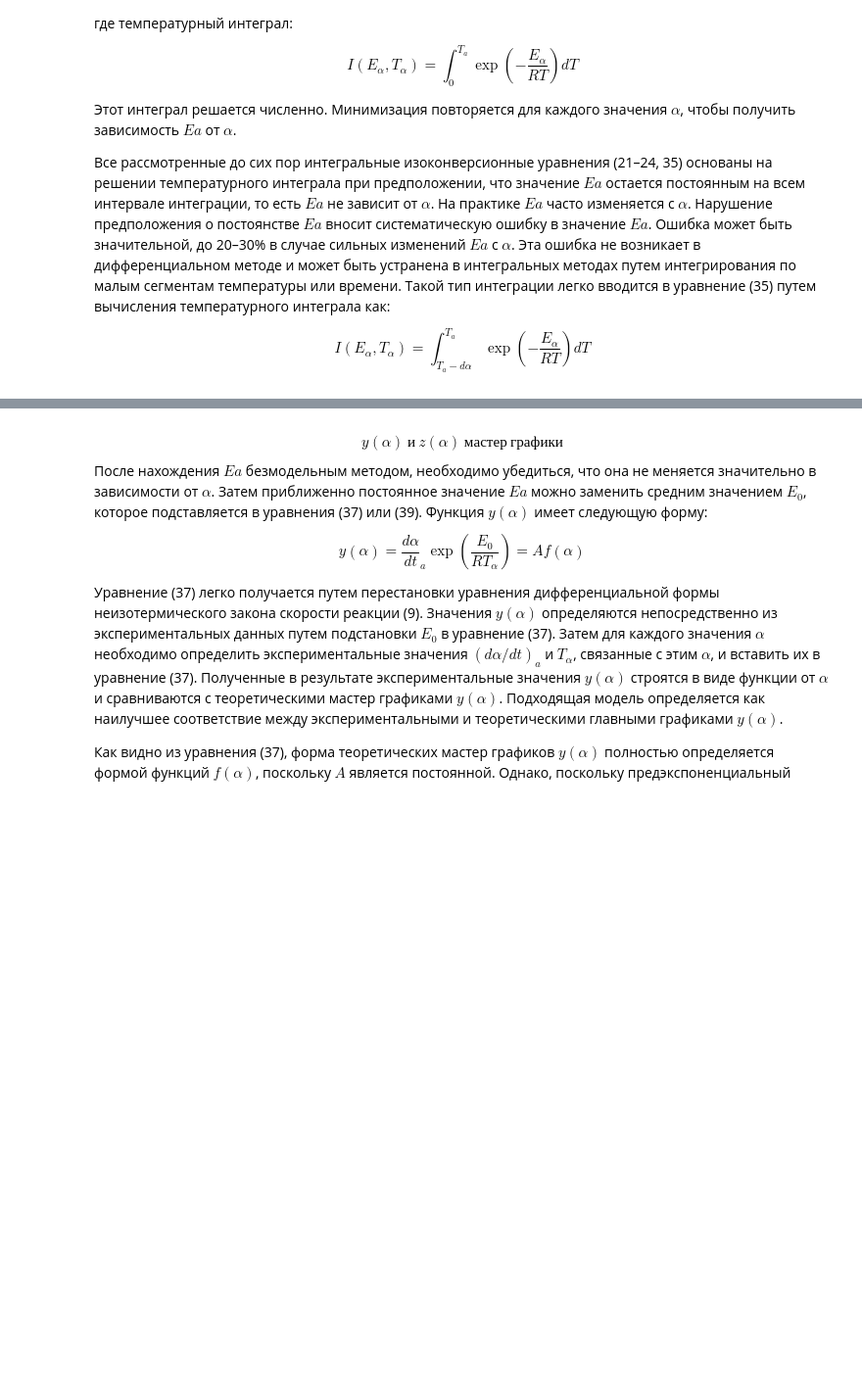
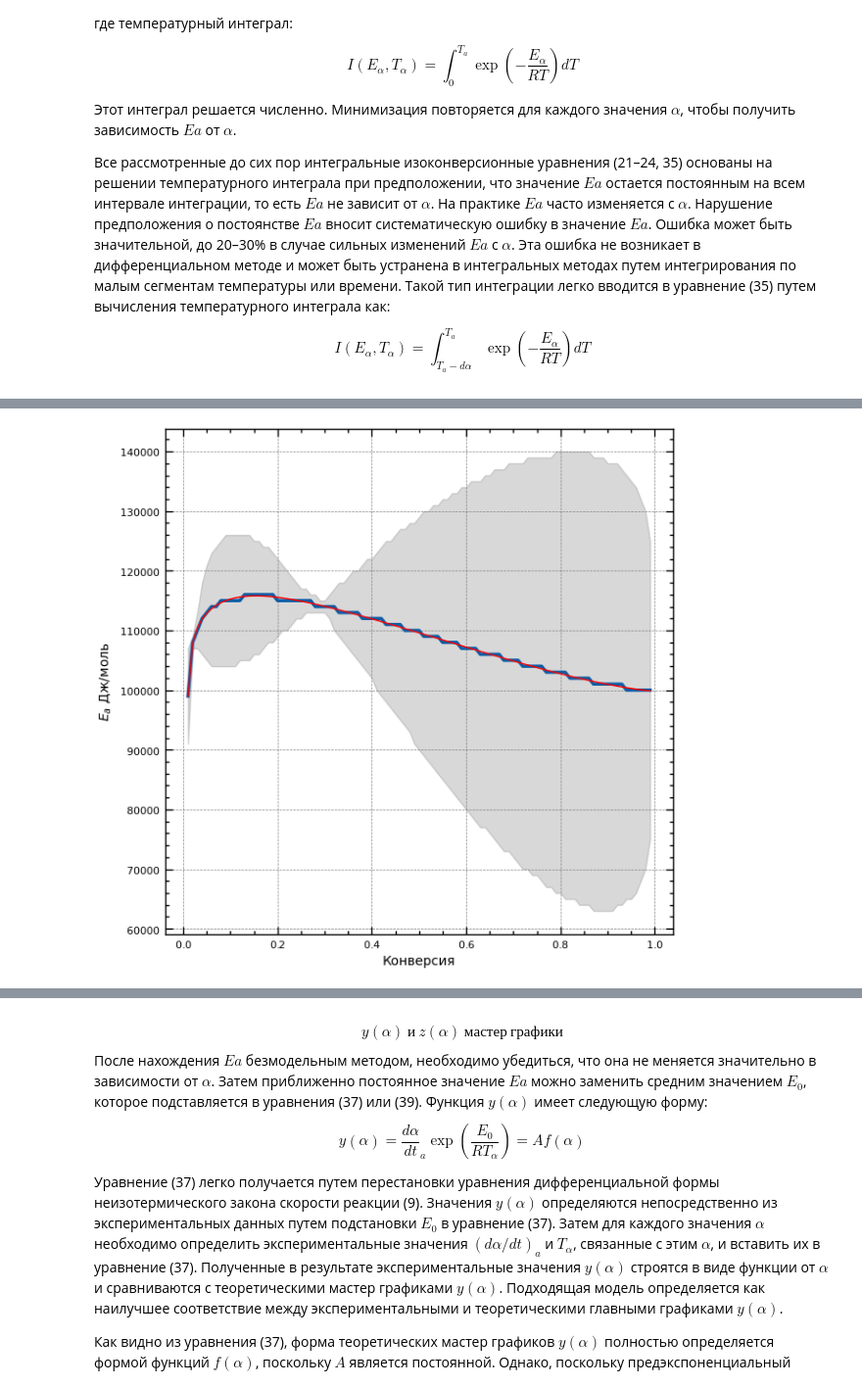
Before and after one commit to kdavjd/isoconversion_study_of_reaction_kinetics, a Jupyter notebook: isoconversion_studyes.ipynb, the cells around one changed output, grey strips where cells are left out. Shown at 98% size. Cells and saved outputs as stored; diff of their text form; code cells hidden in the pictures; blank space fills up the shorter version.

```diff
--- a/isoconversion_studyes.ipynb
+++ b/isoconversion_studyes.ipynb
@@ -1253,0 +1255,94 @@ for reaction in reaction_list:
+# %%
+def get_f_value():
+    def f_critical_value(alpha, df1, df2):
+        f_crit = stats.f.ppf(1 - alpha, df1, df2)
+        return f_crit
+
+    alpha = 0.05
+    df1 = 2
+    df2 = 2
+    return f_critical_value(alpha, df1, df2)
+
+def threshold_value(x):
+    return x.min() * get_f_value()
+
+def rational_func(x, coefficients_P, coefficients_Q, epsilon=1e-15):
+
+    P = np.polyval(coefficients_P, x)
+    Q = np.polyval(coefficients_Q, x) + epsilon
+
+    result = P / Q
+    # Ограничим значения, чтобы избежать слишком больших чисел
+    result = np.clip(result, -1e10, 1e10)
+
+    return result
+
+def best_rational_fit(x, y):
+    min_rmse = float('inf')
+    best_coeffs_P = None
+    best_coeffs_Q = None
+
+    for deg_P in range(1, 6):
+        for deg_Q in range(1, 6):
+            initial_guess = [1.0] * (deg_P + deg_Q)
+
+            # Вспомогательная функция для curve_fit, которая принимает x и коэффициенты в виде одного списка
+            def fit_function(x, *params):
+                coeffs_P = params[:deg_P]
+                coeffs_Q = params[deg_P:]
+                return rational_func(x, coeffs_P, coeffs_Q)
+
+            try:
+                popt, _ = curve_fit(fit_function, x, y, p0=initial_guess, maxfev=3000)
+                y_pred = fit_function(x, *popt)
+                rmse = np.sqrt(mean_squared_error(y, y_pred))
+
+                if rmse < min_rmse:
+                    min_rmse = rmse
+                    best_coeffs_P = popt[:deg_P]
+                    best_coeffs_Q = popt[deg_P:]
+            except Exception as e:
+                print(f"Error for P deg {deg_P} and Q deg {deg_Q}: {e}")
+
+    return deg_P, best_coeffs_P, deg_Q, best_coeffs_Q
+
+for reaction in reaction_list:
+    vyazovkin_df = pd.read_csv(vyazovkin_path + '/' + reaction + '.csv')
+
+    vyazovkin_2d_df = pd.DataFrame()
+    vyazovkin_2d_df['error_min'] = vyazovkin_df.apply(lambda x: x[x < threshold_value(x)].index.astype(int).min(), axis=1)
+    vyazovkin_2d_df['error_max'] = vyazovkin_df.apply(lambda x: x[x < threshold_value(x)].index.astype(int).max(), axis=1)
+    vyazovkin_2d_df['true'] = vyazovkin_df.abs().idxmin(axis=1).astype(float)
+
+    x = conversion[1:]
+    y = vyazovkin_2d_df.loc[1:]
+
+    # Рациональная аппроксимация
+    degree_P, coefficients_P, degree_Q, coefficients_Q = best_rational_fit(x, y['true'])
+    y_fit = rational_func(x, coefficients_P, coefficients_Q)
+
+    fig, ax = plt.subplots(figsize=(7,7))
+
+    ax.plot(x, y['true'], '-', lw=2.5)
+    ax.fill_between(x, y['error_min'], y['error_max'], color='gray', alpha=0.3)
+    ax.set_xlabel('Конверсия', fontsize=MEDIUM_SIZE)
+    ax.set_ylabel(r'$E_a$'+' Дж/моль', fontsize=MEDIUM_SIZE)
+    ax.tick_params(axis='both', which='both', labelsize=SMALL_SIZE)
+
+    ax.plot(x, y_fit, 'r-', lw=1)
+
+    img_save_path = f"imgs/{ELEMENT}/vyazovkin/{reaction}_Ea.png"
+    plt.savefig(img_save_path)
+    if reaction == TARGET_REACTION:
+        plt.show()
+    plt.close()
+
+    vyazovkin_2d_df.to_csv(f"{vyazovkin_path}/{reaction}_2d.csv", index=False)
+
+    # Сохранение коэффициентов P и Q в CSV
+    coeffs_df = pd.DataFrame({
+        'P_coefficients': np.pad(coefficients_P, (0, max(0, len(coefficients_Q) - len(coefficients_P))), 'constant'),
+        'Q_coefficients': np.pad(coefficients_Q, (0, max(0, len(coefficients_P) - len(coefficients_Q))), 'constant')
+    })
+    coeffs_df.to_csv(f"{vyazovkin_path}/{reaction}_PQ_coeffs.csv", index=False)
+# %% [output]
@@ -1253,0 +1351 @@ for reaction in reaction_list:
+[figure, added]
```
Also changed, not shown: parts of 16 cells of this notebook.
